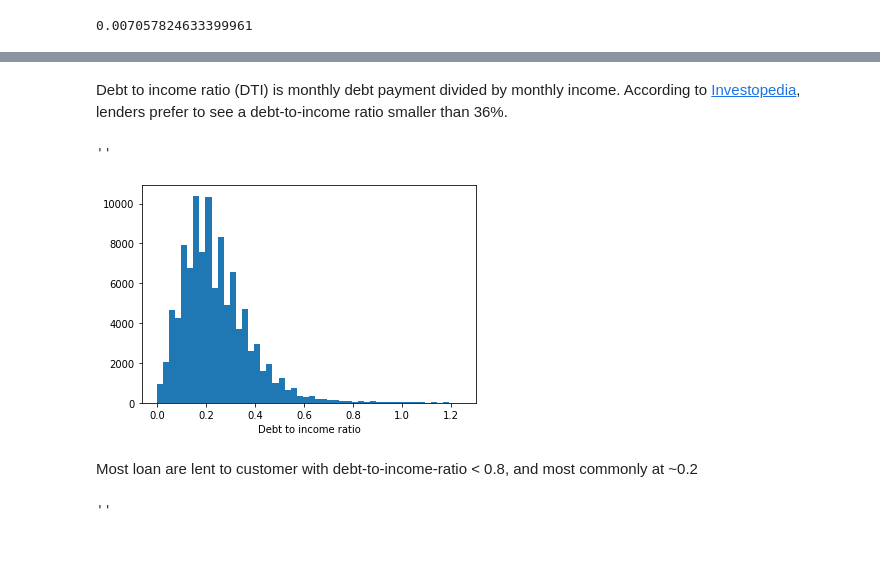
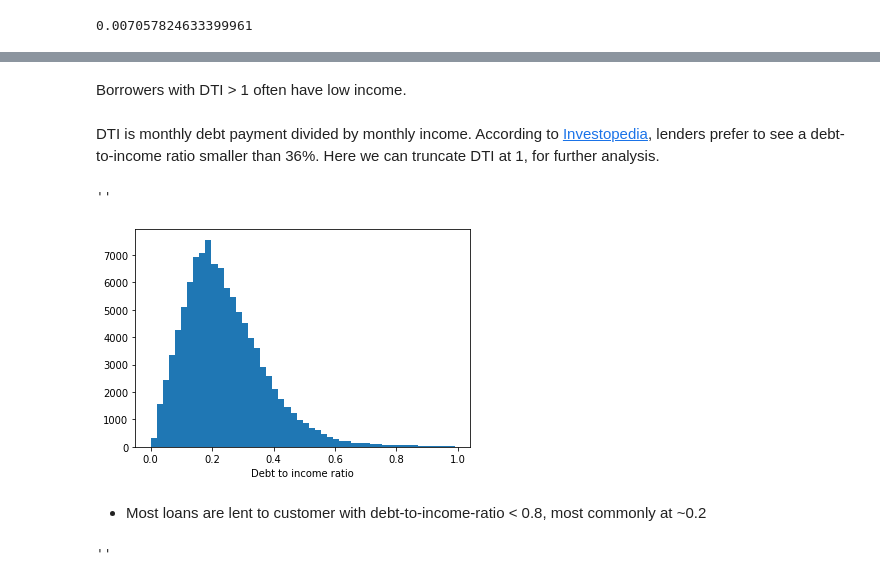
Before and after one commit to xiaohuach/UdacityProject-DataVisualization, a Jupyter notebook: Loan.ipynb, the cells around one changed output, grey strips where cells are left out. Drawn from its saved outputs; the diff is of its cells as text; code cells hidden in the pictures; blank space fills up the shorter version.

```diff
--- a/Loan.ipynb
+++ b/Loan.ipynb
@@ -224,7 +224,7 @@ df.ListingCreationDate.min()
 Timestamp('2005-11-09 20:44:28.847000')
 # %%
 # clean up a few column names
-df = df.rename(columns = {'ProsperRating (numeric)':'ProsperRating','ListingCategory (numeric)':'ListingCategory'})
+df.rename(columns = {'ProsperRating (numeric)':'ProsperRating','ListingCategory (numeric)':'ListingCategory'}, inplace = True)
 # %%
 df.describe()
 # %% [output]
@@ -262,2 +259,0 @@ and prepare yourself to look at relationships between variables.
-# %%
-df.drop('CreditScoreRangeUpper.1', axis=1, inplace = True)
@@ -489,12 +497,16 @@ df[df.DebtToIncomeRatio>1].shape[0]/df.shape[0]
+# %% [markdown]
+Borrowers with DTI > 1 often have low income.
 # %% [markdown]
-Debt to income ratio (DTI) is monthly debt payment divided by monthly income. According to [Investopedia](https://www.investopedia.com/ask/answers/081214/whats-considered-be-good-debttoincome-dti-ratio.asp 'Investopedia article on "Good CTI ratio"'), lenders prefer to see a debt-to-income ratio smaller than 36%.
+DTI is monthly debt payment divided by monthly income. According to [Investopedia](https://www.investopedia.com/ask/answers/081214/whats-considered-be-good-debttoincome-dti-ratio.asp 'Investopedia article on "Good CTI ratio"'), lenders prefer to see a debt-to-income ratio smaller than 36%.
+Here we can truncate DTI at 1, for further analysis.
 # %%
-plt.hist(x = df['DebtToIncomeRatio'][df.DebtToIncomeRatio < 1.25], bins = 50)
+# Truncate DTI at 1
+plt.hist(x = df['DebtToIncomeRatio'][df.DebtToIncomeRatio < 1], bins = 50)
 plt.xlabel('Debt to income ratio')
 ;
 # %% [output]
 ''
-[figure, old version]
+[figure, new version]
 # %% [markdown]
-Most loan are lent to customer with debt-to-income-ratio < 0.8, and most commonly at ~0.2
+* Most loans are lent to customer with debt-to-income-ratio < 0.8, most commonly at ~0.2
 # %%
```
Also changed, not shown: parts of 66 cells of this notebook, 1 other file.
